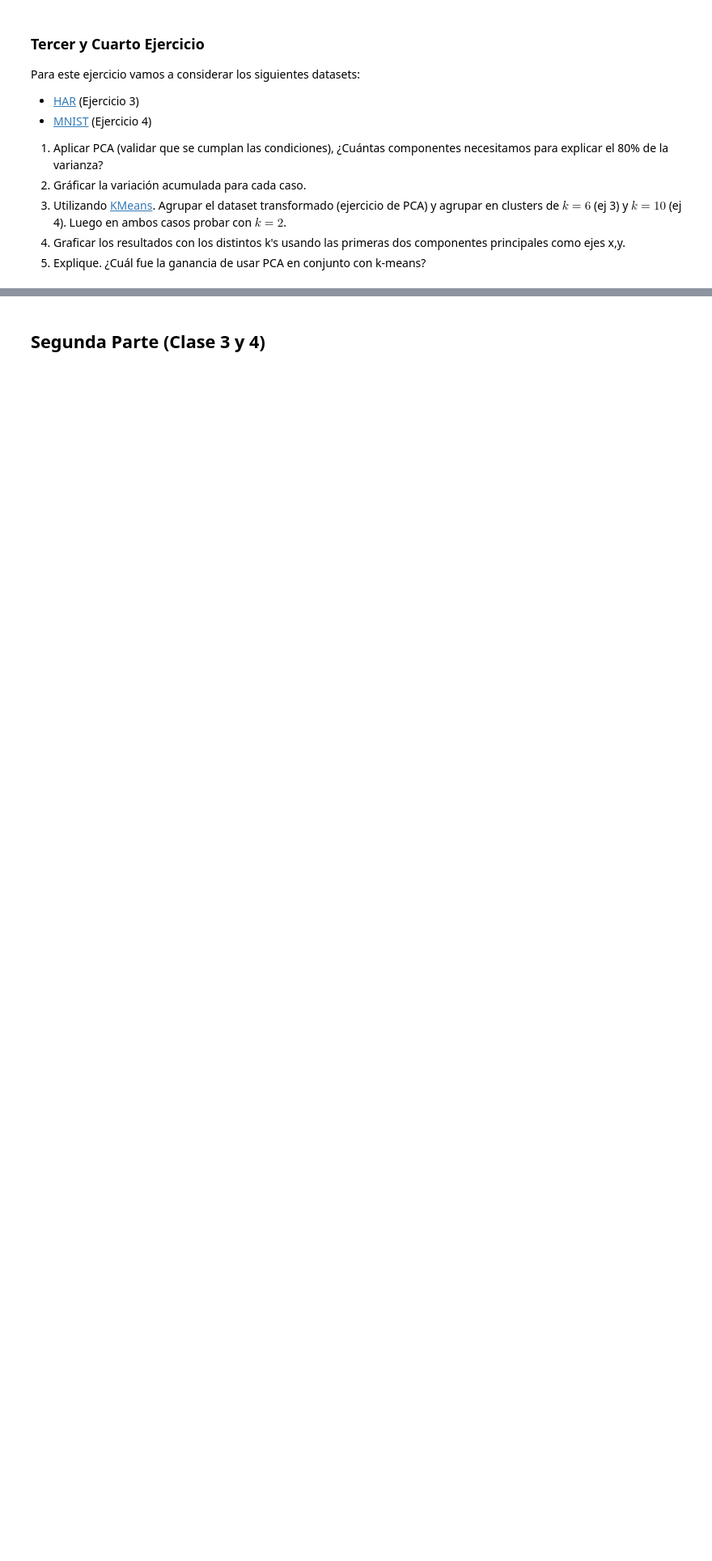
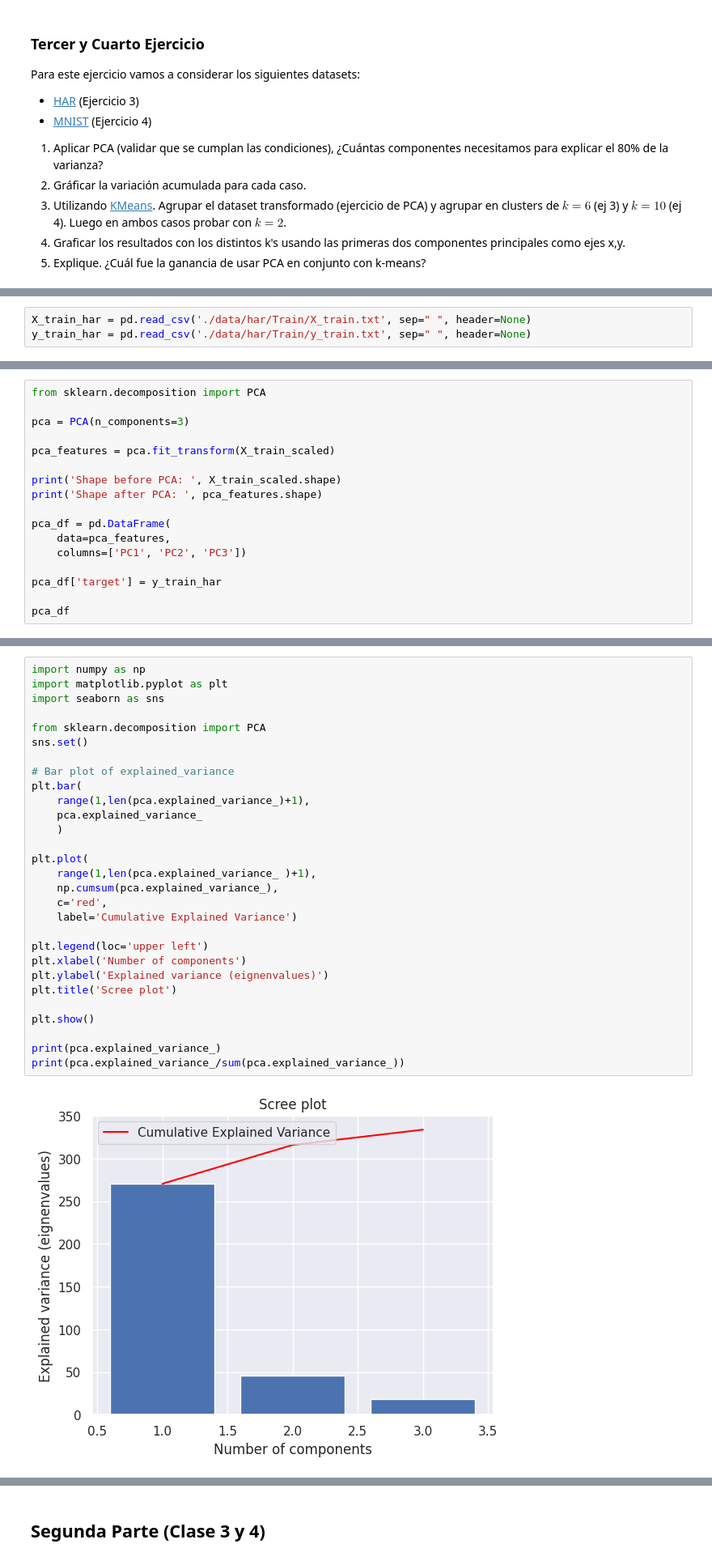
Before and after one commit to rpazos98/intro_ia, a Jupyter notebook: tp_integrador_enunciado/tp_integrador Rodrigo Pazos.ipynb, the cells around one changed output, grey strips where cells are left out. Shown at 81% size. Cells and saved outputs as stored; diff of their text form; blank space fills up the shorter version.

```diff
--- a/tp_integrador_enunciado/tp_integrador Rodrigo Pazos.ipynb
+++ b/tp_integrador_enunciado/tp_integrador Rodrigo Pazos.ipynb
@@ -148,0 +151,3 @@ Para este ejercicio vamos a considerar los siguientes datasets:
+# %%
+X_train_har = pd.read_csv('./data/har/Train/X_train.txt', sep=" ", header=None)
+y_train_har = pd.read_csv('./data/har/Train/y_train.txt', sep=" ", header=None)
@@ -148,0 +223,17 @@ Para este ejercicio vamos a considerar los siguientes datasets:
+# %%
+from sklearn.decomposition import PCA
+
+pca = PCA(n_components=3)
+
+pca_features = pca.fit_transform(X_train_scaled)
+
+print('Shape before PCA: ', X_train_scaled.shape)
+print('Shape after PCA: ', pca_features.shape)
+
+pca_df = pd.DataFrame(
+    data=pca_features,
+    columns=['PC1', 'PC2', 'PC3'])
+
+pca_df['target'] = y_train_har
+
+pca_df
@@ -148,0 +256,31 @@ Para este ejercicio vamos a considerar los siguientes datasets:
+# %%
+import numpy as np
+import matplotlib.pyplot as plt
+import seaborn as sns
+
+from sklearn.decomposition import PCA
+sns.set()
+
+# Bar plot of explained_variance
+plt.bar(
+    range(1,len(pca.explained_variance_)+1),
+    pca.explained_variance_
+    )
+
+plt.plot(
+    range(1,len(pca.explained_variance_ )+1),
+    np.cumsum(pca.explained_variance_),
+    c='red',
+    label='Cumulative Explained Variance')
+
+plt.legend(loc='upper left')
+plt.xlabel('Number of components')
+plt.ylabel('Explained variance (eignenvalues)')
+plt.title('Scree plot')
+
+plt.show()
+
+print(pca.explained_variance_)
+print(pca.explained_variance_/sum(pca.explained_variance_))
+# %% [output]
+[figure, added]
```
Also changed, not shown: parts of 30 cells of this notebook.
